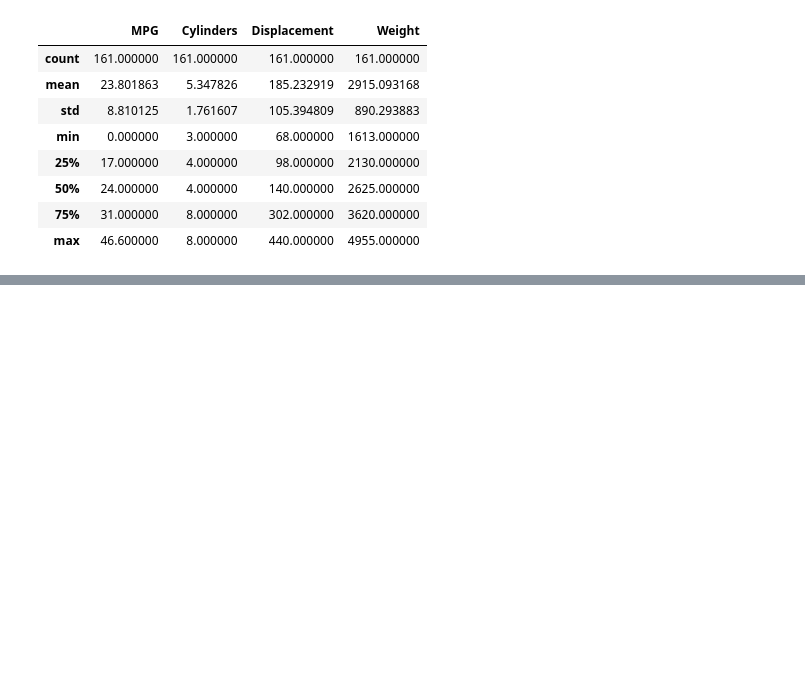
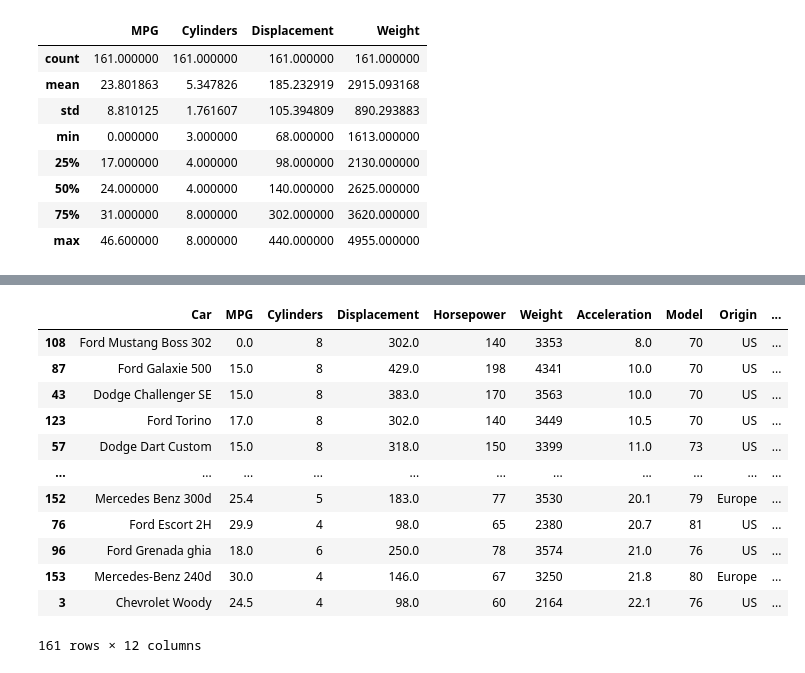
Before and after one commit to courjimen/Pandas-Exercise, a Jupyter notebook: notes.ipynb, the cells around one changed output, grey strips where cells are left out. Saved outputs shown, nothing was run; the diff lists cells and outputs as text; code cells hidden in the pictures; blank space fills up the shorter version.

```diff
--- a/notes.ipynb
+++ b/notes.ipynb
@@ -542,0 +574,3 @@ subset.describe()
+# %%
+index_list = cars_df.index.tolist()
+print(index_list)
@@ -542,0 +579,5 @@ subset.describe()
+# %%
+cars_df['ID'] = index_list
+cars_df.head()
+
+#cars_df1 = cars_df.assign(id=index_list) # assign adds column and returns a new dataframe
@@ -542,0 +595,18 @@ subset.describe()
+# %%
+cars_df = cars_df.sort_values(by='Horsepower', ascending=False)
+# %%
+cars_df.sort_values(by='Acceleration')
+# %% [output]
+|  | Car | MPG | Cylinders | Displacement | Horsepower | Weight | Acceleration | Model | Origin | ... |
+| 108 | Ford Mustang Boss 302 | 0.0 | 8 | 302.0 | 140 | 3353 | 8.0 | 70 | US | ... |
+| 87 | Ford Galaxie 500 | 15.0 | 8 | 429.0 | 198 | 4341 | 10.0 | 70 | US | ... |
+| 43 | Dodge Challenger SE | 15.0 | 8 | 383.0 | 170 | 3563 | 10.0 | 70 | US | ... |
+| 123 | Ford Torino | 17.0 | 8 | 302.0 | 140 | 3449 | 10.5 | 70 | US | ... |
+| 57 | Dodge Dart Custom | 15.0 | 8 | 318.0 | 150 | 3399 | 11.0 | 73 | US | ... |
+| ... | ... | ... | ... | ... | ... | ... | ... | ... | ... | ... |
+| 152 | Mercedes Benz 300d | 25.4 | 5 | 183.0 | 77 | 3530 | 20.1 | 79 | Europe | ... |
+| 76 | Ford Escort 2H | 29.9 | 4 | 98.0 | 65 | 2380 | 20.7 | 81 | US | ... |
+| 96 | Ford Grenada ghia | 18.0 | 6 | 250.0 | 78 | 3574 | 21.0 | 76 | US | ... |
+| 153 | Mercedes-Benz 240d | 30.0 | 4 | 146.0 | 67 | 3250 | 21.8 | 80 | Europe | ... |
+| 3 | Chevrolet Woody | 24.5 | 4 | 98.0 | 60 | 2164 | 22.1 | 76 | US | ... |
+161 rows × 12 columns
```
Also changed, not shown: parts of 12 cells of this notebook.
